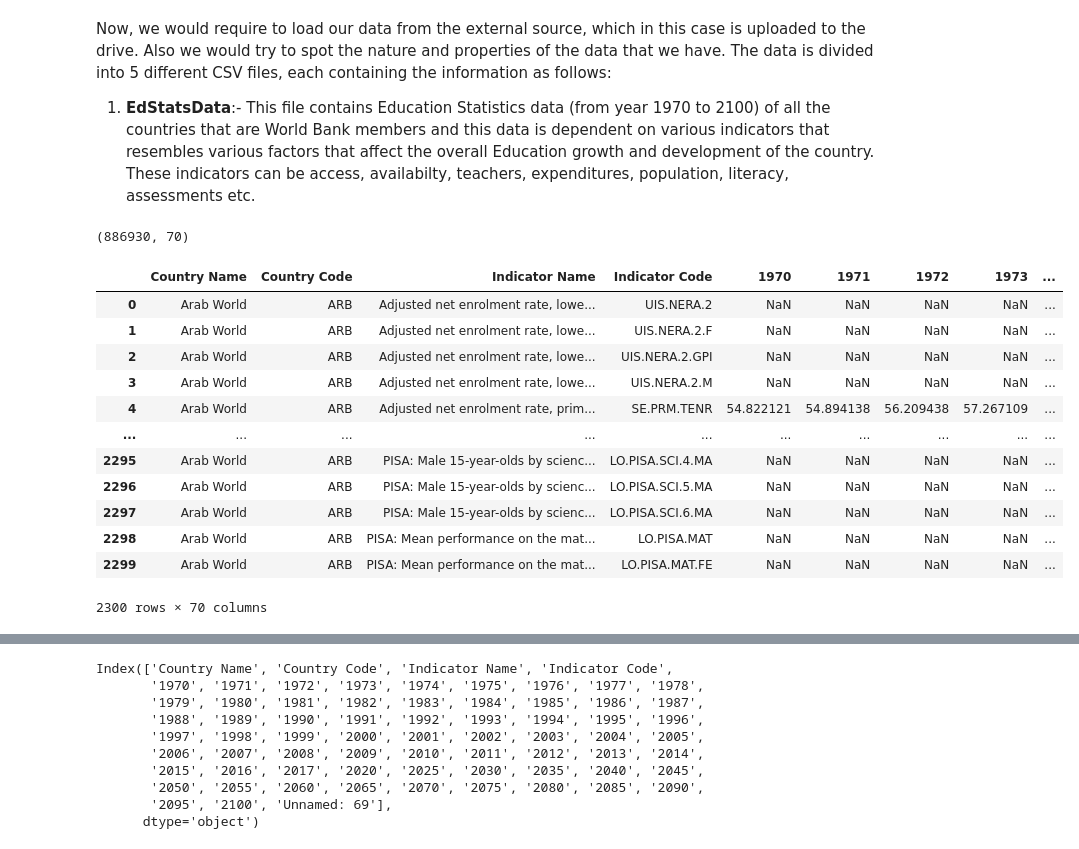
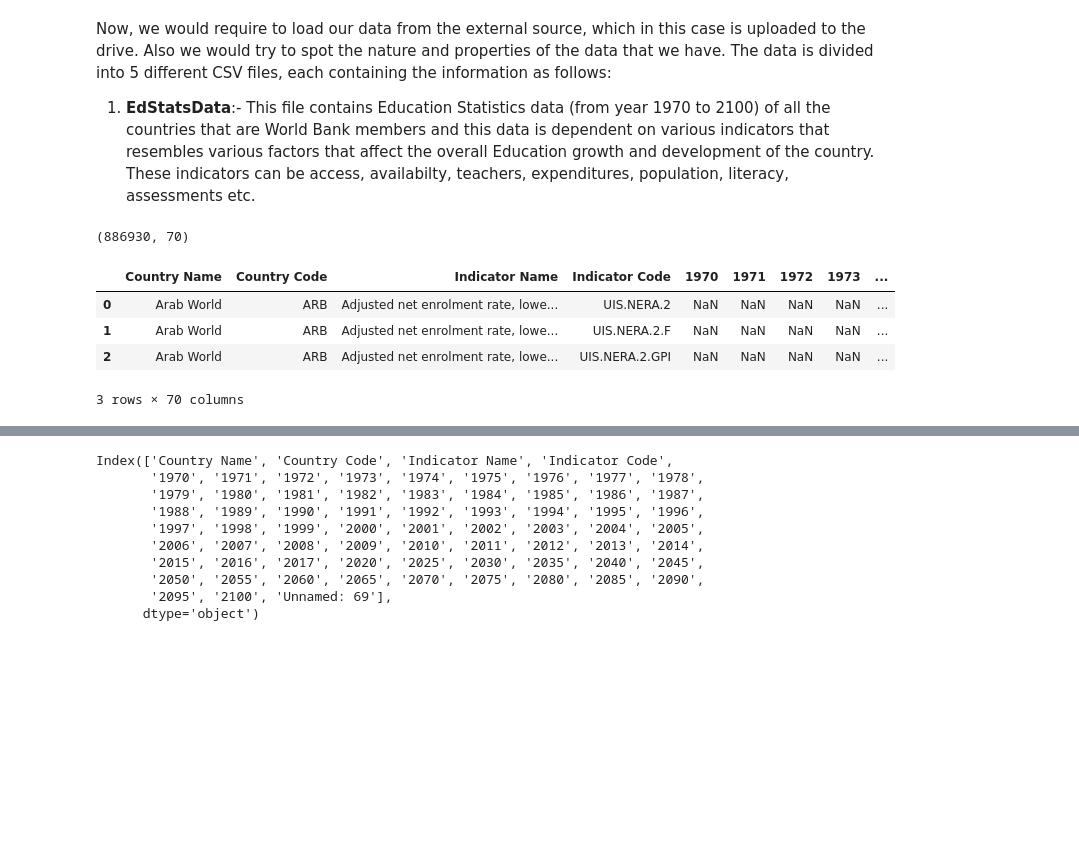
Before and after one commit to rubenslobo/Ruben-Projects, a Jupyter notebook: World_Bank_Global_Education_EDA_Analysis.ipynb, the cells around one changed output, grey strips where cells are left out. Cells and saved outputs as stored; diff of their text form; code cells hidden in the pictures; blank space fills up the shorter version.

Commit message:
Add files via upload
A project identifying the potential of world markets and India for investment in education sector

```diff
--- a/World_Bank_Global_Education_EDA_Analysis.ipynb
+++ b/World_Bank_Global_Education_EDA_Analysis.ipynb
@@ -126,32 +126,24 @@ Now, we would require to load our data from the external source, which in this c
 # %%
 # The variable Data_path contains the path of dataset stored in drive.
 # This path is common for all files so this variable can be used multiple times to load respective files.
 
 Data_path = "/content/drive/MyDrive/Almabetter/Capstone Projects/World Bank Global Education Analysis/data/"
 
 # Importing EdStatsData File.
 EdStatsData = pd.read_csv(Data_path + "EdStatsData.csv")
 
 # shape of data.
 print(EdStatsData.shape)
 
 # Displaying first 3 rows.
-EdStatsData.head(2300)
+EdStatsData.head(3)
 # %% [output]
 (886930, 70)
 |  | Country Name | Country Code | Indicator Name | Indicator Code | 1970 | 1971 | 1972 | 1973 | ... |
 | 0 | Arab World | ARB | Adjusted net enrolment rate, lowe... | UIS.NERA.2 | NaN | NaN | NaN | NaN | ... |
 | 1 | Arab World | ARB | Adjusted net enrolment rate, lowe... | UIS.NERA.2.F | NaN | NaN | NaN | NaN | ... |
 | 2 | Arab World | ARB | Adjusted net enrolment rate, lowe... | UIS.NERA.2.GPI | NaN | NaN | NaN | NaN | ... |
-| 3 | Arab World | ARB | Adjusted net enrolment rate, lowe... | UIS.NERA.2.M | NaN | NaN | NaN | NaN | ... |
-| 4 | Arab World | ARB | Adjusted net enrolment rate, prim... | SE.PRM.TENR | 54.822121 | 54.894138 | 56.209438 | 57.267109 | ... |
-| ... | ... | ... | ... | ... | ... | ... | ... | ... | ... |
-| 2295 | Arab World | ARB | PISA: Male 15-year-olds by scienc... | LO.PISA.SCI.4.MA | NaN | NaN | NaN | NaN | ... |
-| 2296 | Arab World | ARB | PISA: Male 15-year-olds by scienc... | LO.PISA.SCI.5.MA | NaN | NaN | NaN | NaN | ... |
-| 2297 | Arab World | ARB | PISA: Male 15-year-olds by scienc... | LO.PISA.SCI.6.MA | NaN | NaN | NaN | NaN | ... |
-| 2298 | Arab World | ARB | PISA: Mean performance on the mat... | LO.PISA.MAT | NaN | NaN | NaN | NaN | ... |
-| 2299 | Arab World | ARB | PISA: Mean performance on the mat... | LO.PISA.MAT.FE | NaN | NaN | NaN | NaN | ... |
-2300 rows × 70 columns
+3 rows × 70 columns
 # %%
 # Using the describe function to analyze the nature and paradigm of EdStatsData.
 EdStatsData.describe()
```
Also changed, not shown: parts of 10 cells of this notebook.
